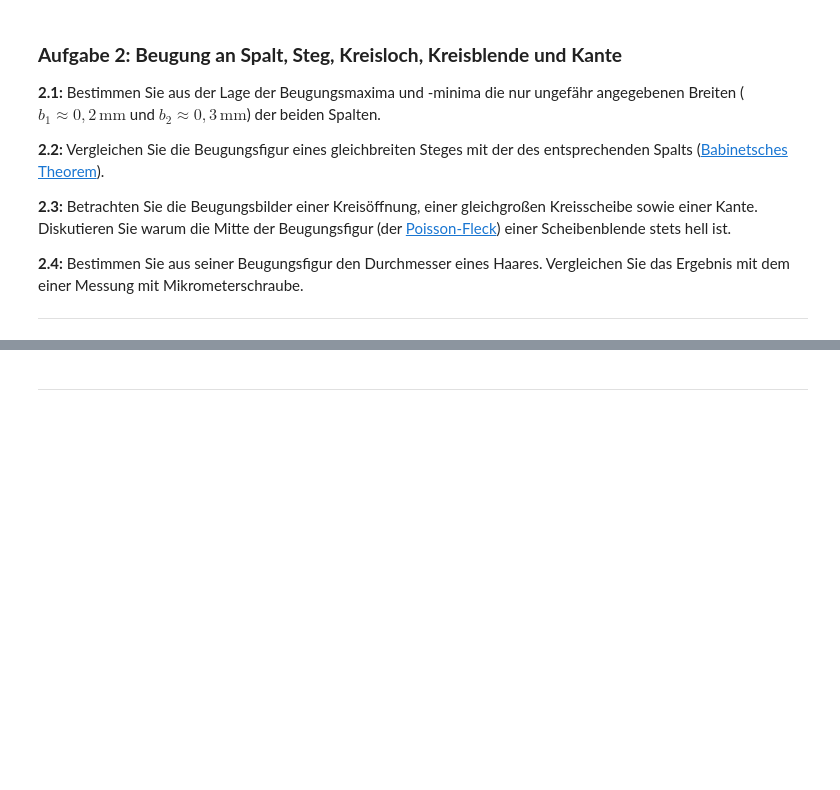
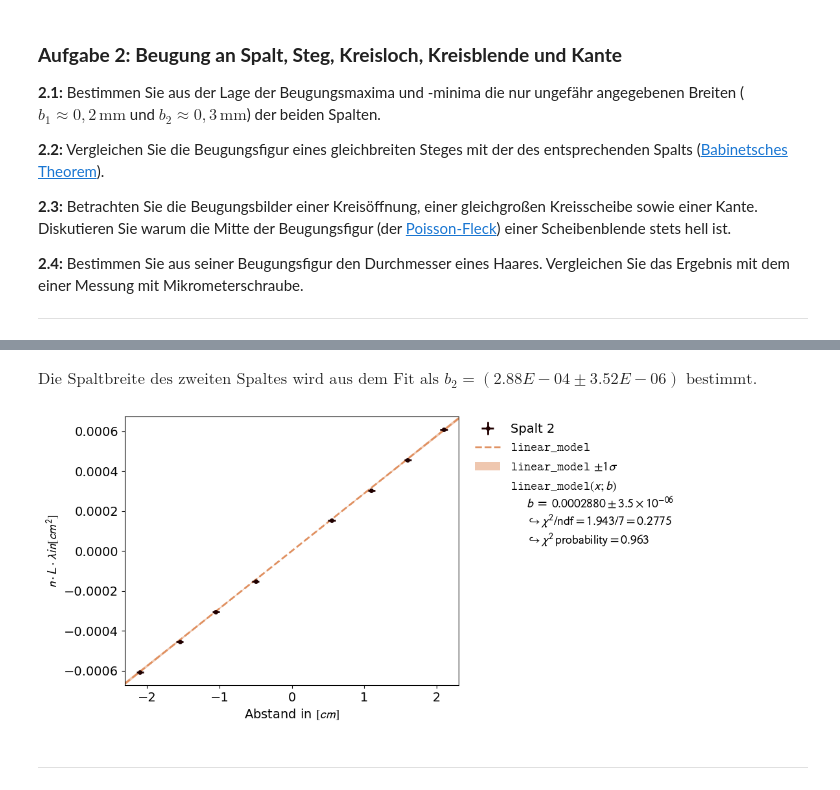
Before and after one commit to AlFa-Tier/Uni_codes, a Jupyter notebook: Praktikum/Laser_Optik_Teil_A/Laser-Optik_Teil_A.ipynb, the cells around one changed output, grey strips where cells are left out. Saved outputs shown, nothing was run; the diff lists cells and outputs as text; code cells hidden in the pictures; blank space fills up the shorter version.

```diff
--- a/Praktikum/Laser_Optik_Teil_A/Laser-Optik_Teil_A.ipynb
+++ b/Praktikum/Laser_Optik_Teil_A/Laser-Optik_Teil_A.ipynb
@@ -342,3 +325,26 @@ plt.show()
+# %%
+SP_2_x_n = np.array([-2.1, -1.55, -1.05, -0.5, 0.55, 1.1, 1.6, 2.1])
+
+
+SP_2_data = kafe2.XYContainer(x_data=SP_2_x_n, y_data= y_is(n,L))
+SP_2_data.label='Spalt 2'
+SP_2_data.axis_labels =['Abstand in $[cm]$','$n\cdot L\cdot\lambda in[cm^2]$']
+SP_2_data.add_error(axis='x', err_val = x_err)
+SP_2_data.add_error(axis='y', err_val = y_err)
+
+SP_2_line_fit=kafe2.Fit(data=SP_2_data,model_function=linear_model)
+SP_2_line_fit.do_fit()
+SP_2_result = kafe2.Plot([SP_2_line_fit])
+SP_2_params = SP_2_line_fit.parameter_values
+SP_2_param_errors = SP_2_line_fit.parameter_errors
+
+display(Math(rf'\text{{Die Spaltbreite des zweiten Spaltes wird aus dem Fit als }} b_2 = \left({SP_2_params[0]:.02E}\pm{SP_2_param_errors[0]:.02E}\right)\text{{ bestimmt.}}'))
+SP_2_result.plot()
+
+plt.show()
+# %% [output]
+$\displaystyle \text{Die Spaltbreite des zweiten Spaltes wird aus dem Fit als } b_2 = \left(2.88E-04\pm3.52E-06\right)\text{ bestimmt.}$
+[figure, added]
 # %% [markdown]
 ---
 # %% [markdown]
```
Also changed, not shown: parts of 11 cells of this notebook.
